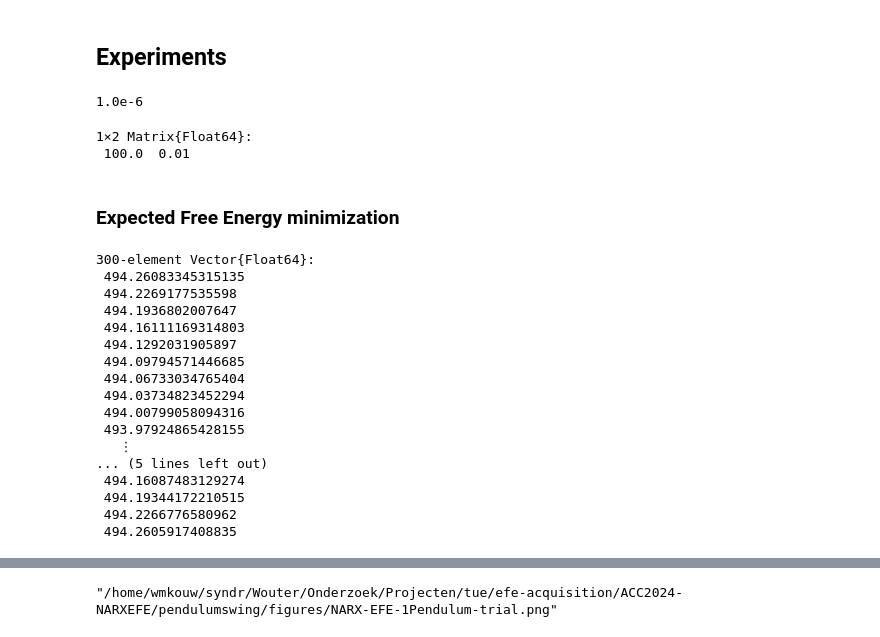
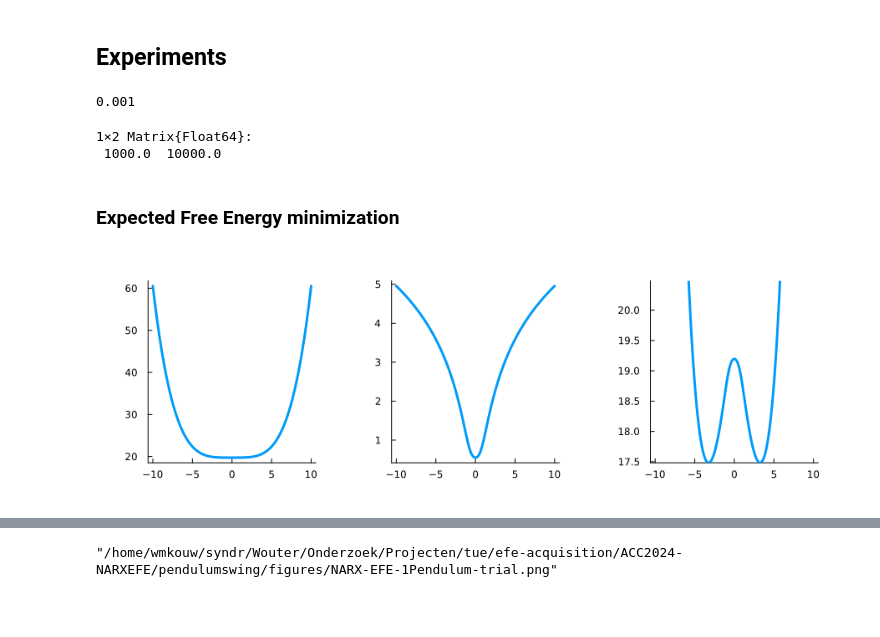
Before and after one commit to biaslab/LCSS2024-NARXEFE, a Jupyter notebook: pendulumswing/NARX-EFE spendulum.ipynb, the cells around one changed output, grey strips where cells are left out. Saved outputs shown, nothing was run; the diff lists cells and outputs as text; code cells hidden in the pictures; blank space fills up the shorter version.

```diff
--- a/pendulumswing/NARX-EFE spendulum.ipynb
+++ b/pendulumswing/NARX-EFE spendulum.ipynb
@@ -94,61 +95,51 @@ M = size(pol(zeros(Ly+Lu+1), degree=H),1);
 init_state = [0.0, 0.0];
 
 # Agent specification
-α0 = 1e6 # Must be larger than 1.0
-β0 = 1e-4
-μ0 = 1e-8*randn(M)
-Λ0 = 1e-2diagm(ones(M))
-η  = 1e-6
+α0 = 1e2 # Must be larger than 1.0
+β0 = 1e-1
+μ0 = 1e-8ones(M)
+Λ0 = 1/2*diagm(ones(M));
+η = 1e-3
 # %% [output]
-1.0e-6
+0.001
 # %%
-[mean(Gamma(α0, β0)) var(Gamma(α0, β0))]
+[mean(GammaShapeRate(α0, β0)) var(GammaShapeRate(α0, β0))]
 # %% [output]
 1×2 Matrix{Float64}:
- 100.0  0.01
+ 1000.0  10000.0
 # %% [markdown]
 ### Expected Free Energy minimization
 # %%
 pendulum = SPendulum(init_state = init_state,
                      mass = sys_mass,
                      length = sys_length,
                      damping = sys_damping,
                      mnoise_sd = sys_mnoise_sd,
                      torque_lims = sys_ulims,
                      Δt=Δt)
 
 # Set goal priors for time horizon
-goals = [Normal(3.14, 0.1) for t in 1:T]
+goals = [Normal(3.141592./sys_mnorm, 0.5) for t in 1:T]
 
 # Start agent
 agent = NARXAgent(μ0, Λ0, α0, β0,
                   goal_prior=goals,
                   delay_inp=Lu,
                   delay_out=Ly,
                   pol_degree=H,
                   time_horizon=T)
 
 yb = zeros(Ly)
 ub = zeros(Lu+1)
 
-uu = range(-40, stop=40., length=300)
-J1 = [mutualinfo(agent, yb, ub, u_) for u_ in uu]
-J2 = [crossentropy(agent, yb, ub, goals[1], u_) for u_ in uu]
+uu = range(sys_ulims[1], stop=sys_ulims[2], length=300)
+J_MI = [mutualinfo(agent, yb, ub, u_) for u_ in uu]
+J_CE = [crossentropy(agent, yb, ub, goals[1], u_) for u_ in uu]
+J = J_CE - J_MI
+
+p11 = plot(uu, J_CE)
+p12 = plot(uu, J_MI)
+p13 = plot(uu, J, ylims=(minimum(J), minimum(J)+3))
+plot(p11, p12, p13, layout=(1,3), size=(900,300))
 # %% [output]
-300-element Vector{Float64}:
- 494.26083345315135
- 494.2269177535598
- 494.1936802007647
- 494.16111169314803
- 494.1292031905897
- 494.09794571446685
- 494.06733034765404
- 494.03734823452294
- 494.00799058094316
- 493.97924865428155
-   ⋮
-... (5 lines left out)
- 494.16087483129274
- 494.19344172210515
- 494.2266776580962
- 494.2605917408835
+[figure, added]
```
Also changed, not shown: parts of 36 cells of this notebook, 19 other files.
